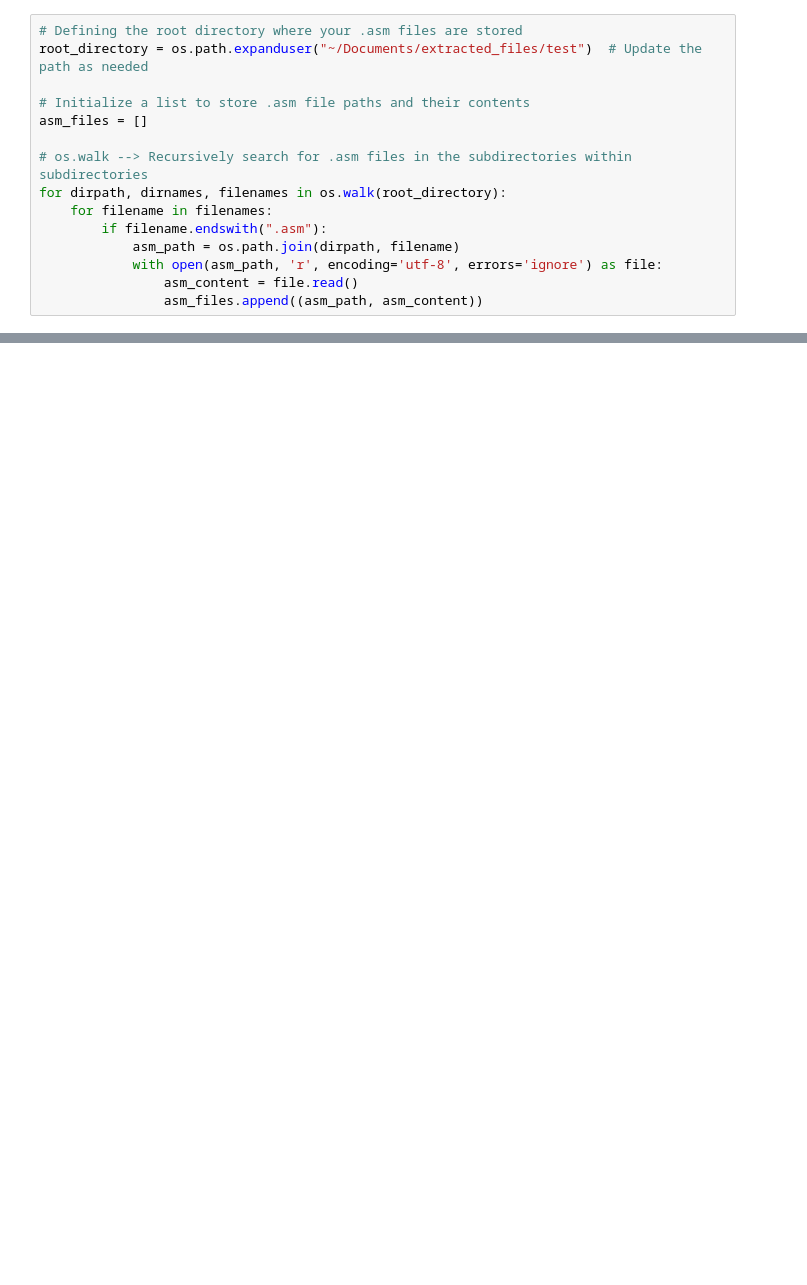
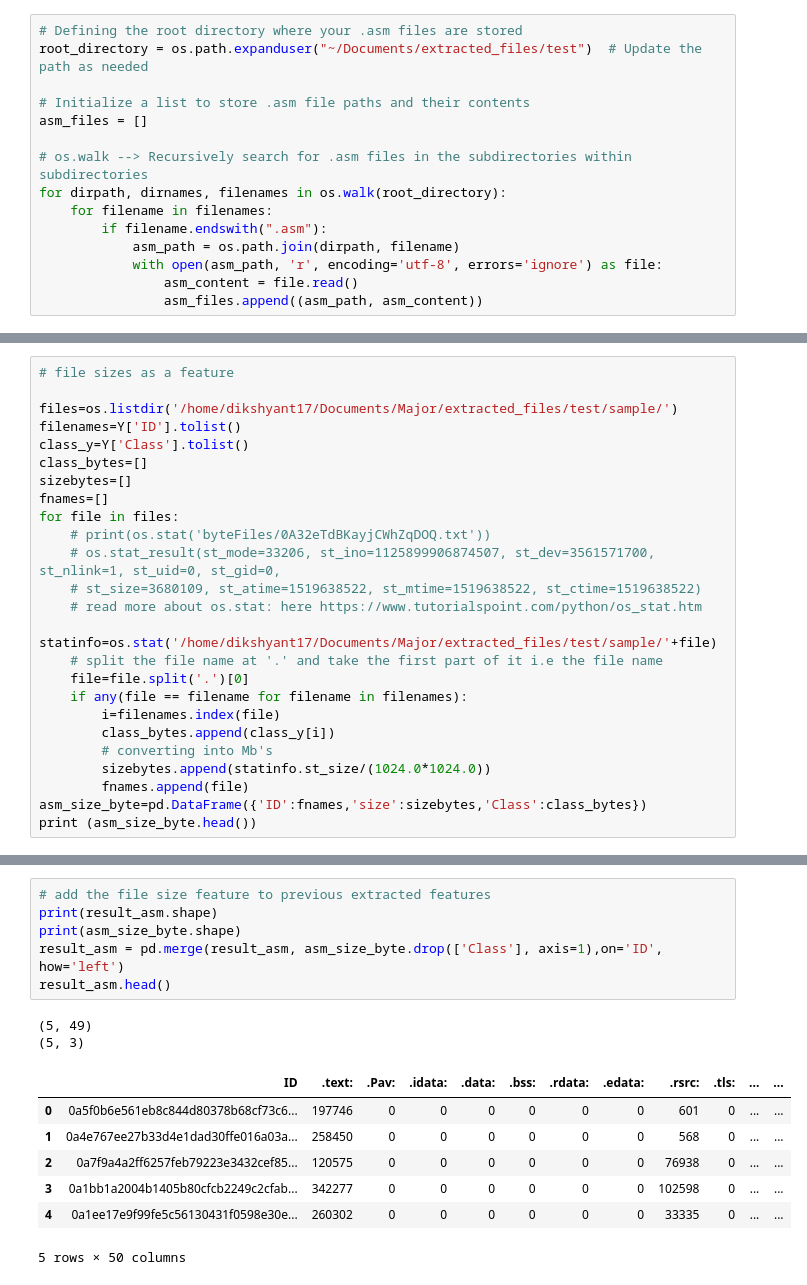
Before and after one commit to therawbit/Major-Project, a Jupyter notebook: Malware_Classification.ipynb, the cells around one changed output, grey strips where cells are left out. Drawn from its saved outputs; the diff is of its cells as text; blank space fills up the shorter version.

```diff
--- a/Malware_Classification.ipynb
+++ b/Malware_Classification.ipynb
@@ -57,0 +151,25 @@ for dirpath, dirnames, filenames in os.walk(root_directory):
+# %%
+# file sizes as a feature
+
+files=os.listdir('/home/dikshyant17/Documents/Major/extracted_files/test/sample/')
+filenames=Y['ID'].tolist()
+class_y=Y['Class'].tolist()
+class_bytes=[]
+sizebytes=[]
+fnames=[]
+for file in files:
+    # print(os.stat('byteFiles/0A32eTdBKayjCWhZqDOQ.txt'))
+    # os.stat_result(st_mode=33206, st_ino=1125899906874507, st_dev=3561571700, st_nlink=1, st_uid=0, st_gid=0,
+    # st_size=3680109, st_atime=1519638522, st_mtime=1519638522, st_ctime=1519638522)
+    # read more about os.stat: here https://www.tutorialspoint.com/python/os_stat.htm
+    statinfo=os.stat('/home/dikshyant17/Documents/Major/extracted_files/test/sample/'+file)
+    # split the file name at '.' and take the first part of it i.e the file name
+    file=file.split('.')[0]
+    if any(file == filename for filename in filenames):
+        i=filenames.index(file)
+        class_bytes.append(class_y[i])
+        # converting into Mb's
+        sizebytes.append(statinfo.st_size/(1024.0*1024.0))
+        fnames.append(file)
+asm_size_byte=pd.DataFrame({'ID':fnames,'size':sizebytes,'Class':class_bytes})
+print (asm_size_byte.head())
@@ -57,0 +200,16 @@ for dirpath, dirnames, filenames in os.walk(root_directory):
+# %%
+# add the file size feature to previous extracted features
+print(result_asm.shape)
+print(asm_size_byte.shape)
+result_asm = pd.merge(result_asm, asm_size_byte.drop(['Class'], axis=1),on='ID', how='left')
+result_asm.head()
+# %% [output]
+(5, 49)
+(5, 3)
+|  | ID | .text: | .Pav: | .idata: | .data: | .bss: | .rdata: | .edata: | .rsrc: | .tls: | ... | ... |
+| 0 | 0a5f0b6e561eb8c844d80378b68cf73c6... | 197746 | 0 | 0 | 0 | 0 | 0 | 0 | 601 | 0 | ... | ... |
+| 1 | 0a4e767ee27b33d4e1dad30ffe016a03a... | 258450 | 0 | 0 | 0 | 0 | 0 | 0 | 568 | 0 | ... | ... |
+| 2 | 0a7f9a4a2ff6257feb79223e3432cef85... | 120575 | 0 | 0 | 0 | 0 | 0 | 0 | 76938 | 0 | ... | ... |
+| 3 | 0a1bb1a2004b1405b80cfcb2249c2cfab... | 342277 | 0 | 0 | 0 | 0 | 0 | 0 | 102598 | 0 | ... | ... |
+| 4 | 0a1ee17e9f99fe5c56130431f0598e30e... | 260302 | 0 | 0 | 0 | 0 | 0 | 0 | 33335 | 0 | ... | ... |
+5 rows × 50 columns
```
Also changed, not shown: parts of 9 cells of this notebook.
